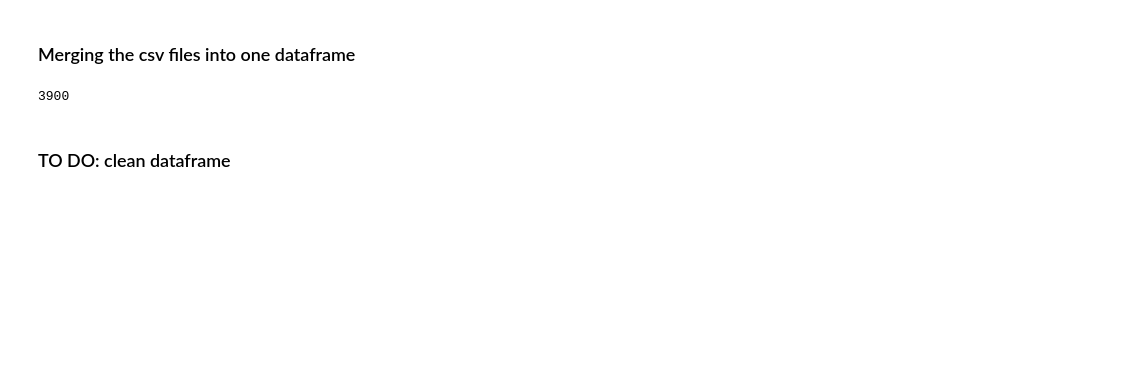
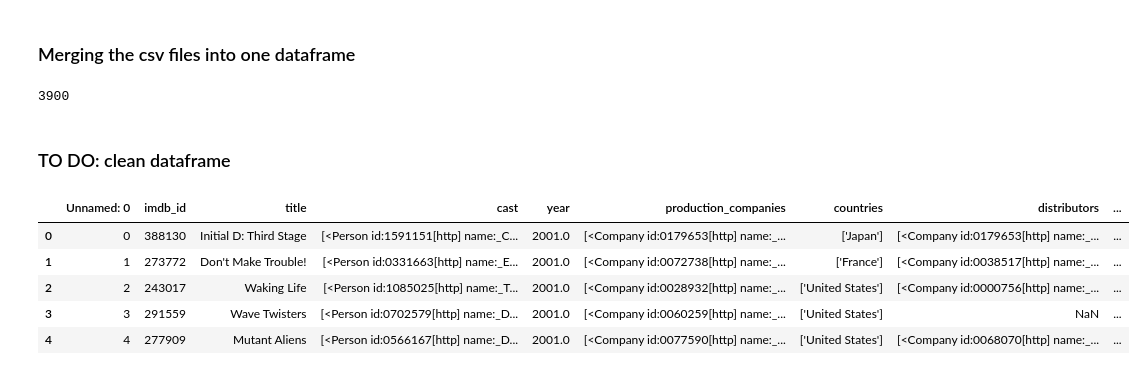
Before and after one commit to wrlaxboy151/may22-lunar-outpost, a Jupyter notebook: Making a DataFrame of Animated Movies 2.ipynb, the cells around one changed output. Cells and saved outputs as stored; diff of their text form; code cells hidden in the pictures; blank space fills up the shorter version.

Commit message:
including dataframe of cast lists

```diff
--- a/Making a DataFrame of Animated Movies 2.ipynb
+++ b/Making a DataFrame of Animated Movies 2.ipynb
@@ -169,0 +157,11 @@ def cleancast(castlist):
+# %%
+df=pd.read_csv("main_df_movies_1.csv")
+# %%
+df.head()
+# %% [output]
+|  | Unnamed: 0 | imdb_id | title | cast | year | production_companies | countries | distributors | ... |
+| 0 | 0 | 388130 | Initial D: Third Stage | [<Person id:1591151[http] name:_C... | 2001.0 | [<Company id:0179653[http] name:_... | ['Japan'] | [<Company id:0179653[http] name:_... | ... |
+| 1 | 1 | 273772 | Don't Make Trouble! | [<Person id:0331663[http] name:_E... | 2001.0 | [<Company id:0072738[http] name:_... | ['France'] | [<Company id:0038517[http] name:_... | ... |
+| 2 | 2 | 243017 | Waking Life | [<Person id:1085025[http] name:_T... | 2001.0 | [<Company id:0028932[http] name:_... | ['United States'] | [<Company id:0000756[http] name:_... | ... |
+| 3 | 3 | 291559 | Wave Twisters | [<Person id:0702579[http] name:_D... | 2001.0 | [<Company id:0060259[http] name:_... | ['United States'] | NaN | ... |
+| 4 | 4 | 277909 | Mutant Aliens | [<Person id:0566167[http] name:_D... | 2001.0 | [<Company id:0077590[http] name:_... | ['United States'] | [<Company id:0068070[http] name:_... | ... |
```
Also changed, not shown: parts of 7 cells of this notebook, 1 other file.
